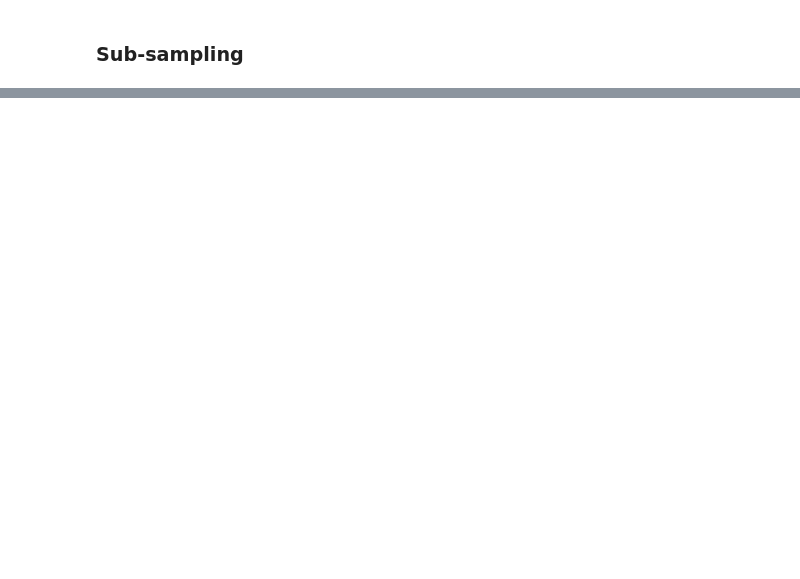
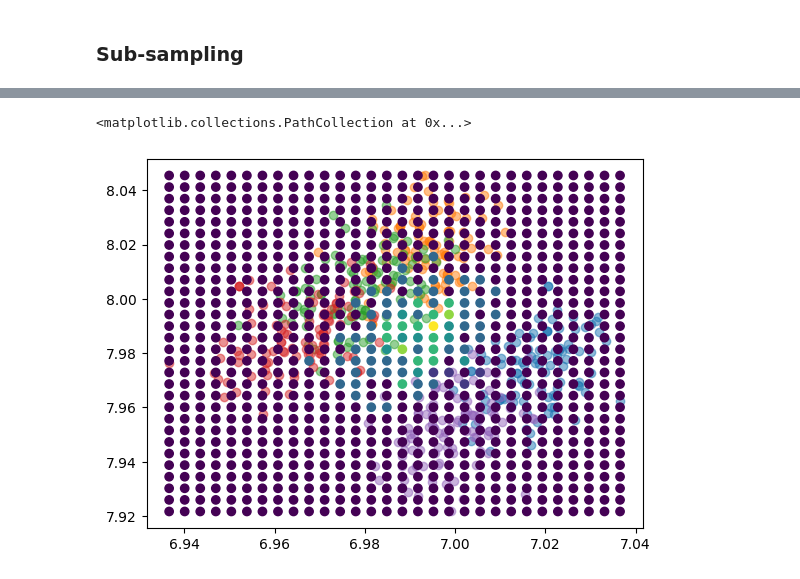
Before and after one commit to VictorBaillet/WASP-experiments, a Jupyter notebook: main.ipynb, the cells around one changed output, grey strips where cells are left out. Saved outputs shown, nothing was run; the diff lists cells and outputs as text; code cells hidden in the pictures; blank space fills up the shorter version.

```diff
--- a/main.ipynb
+++ b/main.ipynb
@@ -69,0 +122,7 @@ output = main(dd=1, nsub=5, ndim=2)
+# %%
+for k in range(5):
+    plt.scatter(subsetPost[k, :, 0], subsetPost[k, :, 1], label=k, alpha=0.5)
+plt.scatter(overallPost[:, 0], overallPost[:, 1], c=xsol[:30*30])
+# %% [output]
+<matplotlib.collections.PathCollection at 0x...>
+[figure, added]
```
Also changed, not shown: parts of 14 cells of this notebook, 11 other files.
